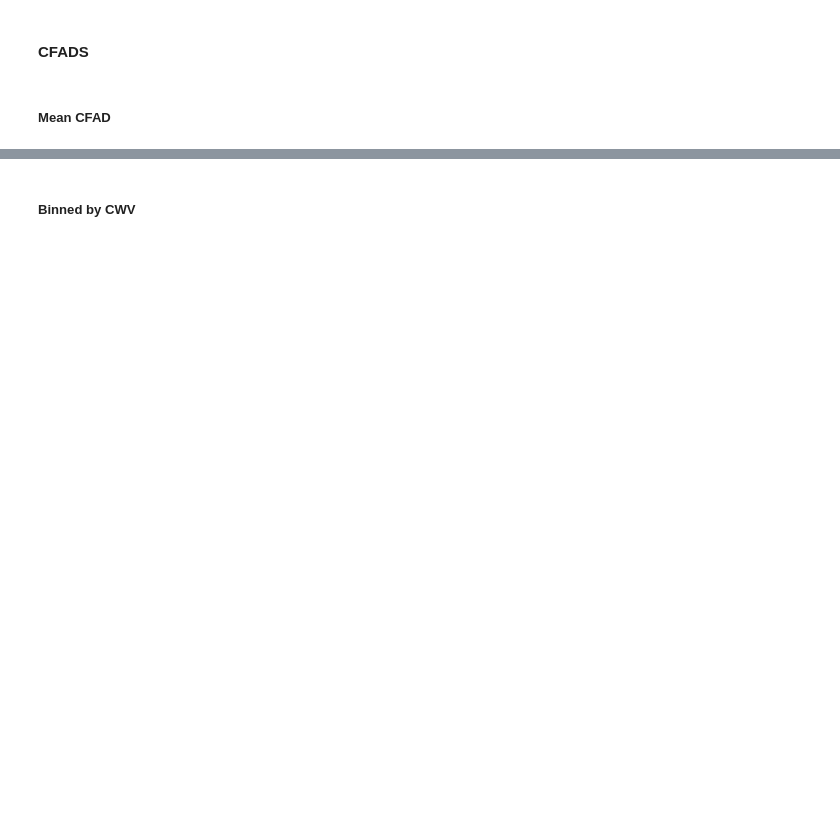
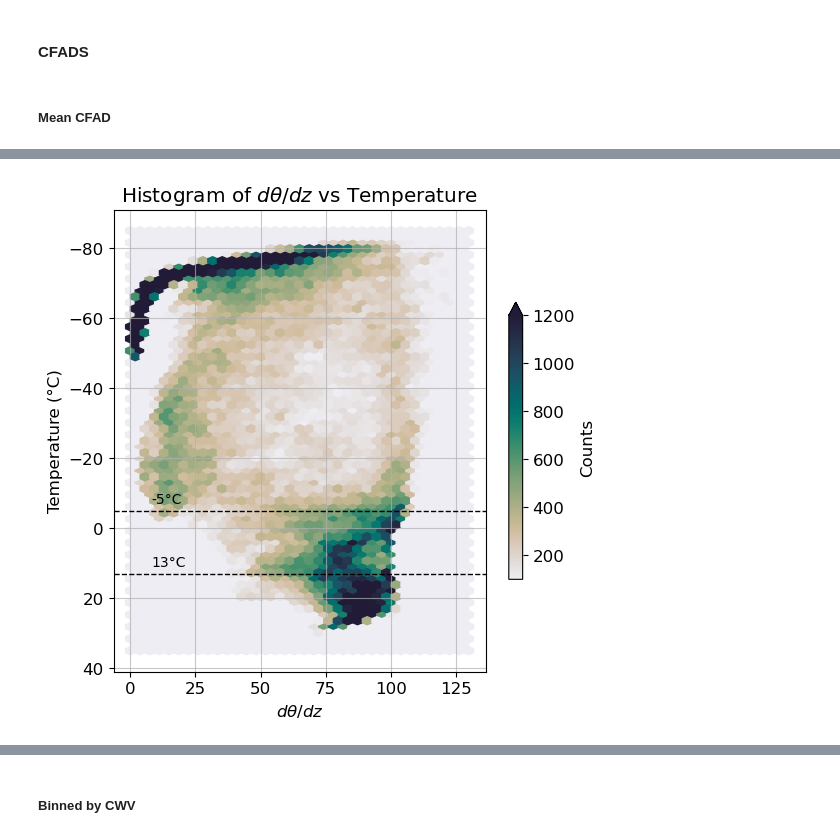
Before and after one commit to allison-wing/piccolo-data-ruppert, a Jupyter notebook: bowtie_soundings_staticstab.ipynb, the cells around one changed output, grey strips where cells are left out. Cells and saved outputs as stored; diff of their text form; code cells hidden in the pictures; blank space fills up the shorter version.

```diff
--- a/bowtie_soundings_staticstab.ipynb
+++ b/bowtie_soundings_staticstab.ipynb
@@ -314,0 +367,52 @@ plot_mean_cfad(figdata, plot_cbar=True, plot_legend=True)
+# %%
+# Create dataframe from snd_asc
+
+relh = calc_relh(snd_asc['mr'], snd_asc['p'], snd_asc['tmpk'], ice=True)
+
+time_2d, height_2d = np.meshgrid(times_asc, hght, indexing='ij')  # same shape (nt, nz)
+
+df_snd = pd.DataFrame({
+    'time': time_2d.flatten(),
+    'hght': height_2d.flatten(),
+    'tmpc': snd_asc['tmpk'].flatten()-273.15,
+    'relh': relh.flatten(),
+    'dthdz': dthdz.flatten()*1e3
+})
+
+# Remove NaNs
+df_snd = df_snd.dropna(subset=['dthdz', 'tmpc'])
+
+plt.figure(figsize=(6, 6))
+plt.hexbin(df_snd['relh'], df_snd['tmpc'],
+            gridsize=[35,35],
+            extent=(0,130,-85,35),
+            cmap=cmocean.cm.rain,
+            vmin=100, vmax=1200)
+
+# # Identify local maxima in temperature bins
+# temp_bins = np.arange(-85, 40, 2)  # Define temperature bins
+# df_binned = (df_snd.groupby(pd.cut(df_snd['tmpc'], bins=temp_bins))
+#              .agg(mean_dthdz=('dthdz', 'mean'))
+#              .reset_index())
+
+# # Step 2: Find local maxima in the mean dthdz values
+# from scipy.signal import find_peaks
+# mean_dthdz_values = df_binned['mean_dthdz'].values
+# peaks, _ = find_peaks(mean_dthdz_values)
+for peak in peaks[[3,4]]:
+    temp_value = temp_bins[peak]
+    plt.axhline(y=temp_value, color='black', linestyle='--', linewidth=1)
+    # Plot T value
+    plt.text(8, temp_value-2, f'{temp_value}°C', color='black', fontsize=10)
+
+plt.colorbar(label='Counts', shrink=0.6, extend='max')
+plt.xlabel(r'$d\theta/dz$')
+# invert y-axis
+plt.gca().invert_yaxis()
+# plt.xlim(-2, 10)
+plt.ylabel('Temperature (°C)')
+plt.grid(True, alpha=0.7)
+plt.title(r'Histogram of $d\theta/dz$ vs Temperature')
+plt.show()
+# %% [output]
+[figure, added]
```
Also changed, not shown: parts of 14 cells of this notebook, 3 other files.
